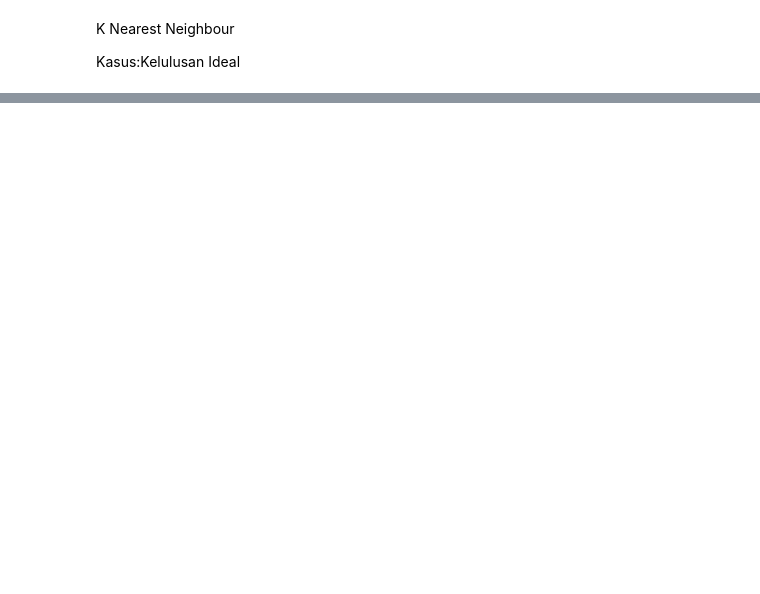
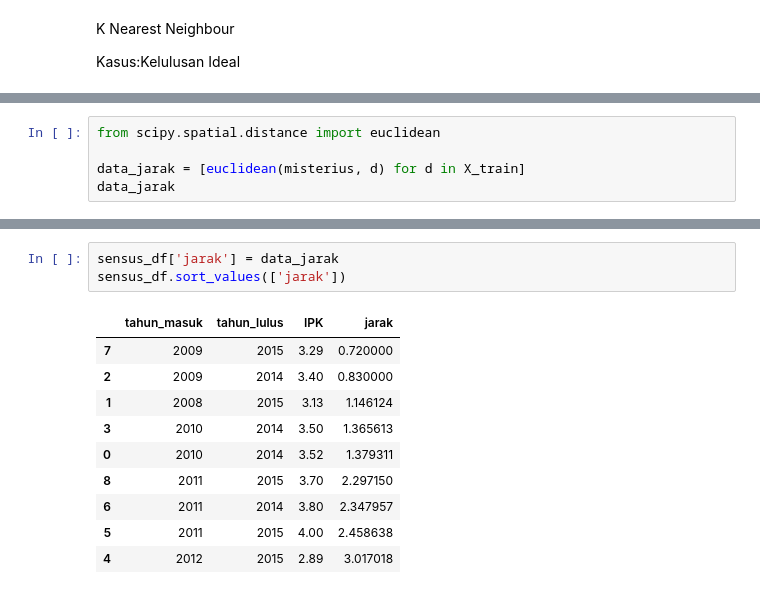
Before and after one commit to andrewuwuu/Kelompok-KB-PSTID, a Jupyter notebook: knn.ipynb, the cells around one changed output, grey strips where cells are left out. Saved outputs shown, nothing was run; the diff lists cells and outputs as text; blank space fills up the shorter version.

```diff
--- a/knn.ipynb
+++ b/knn.ipynb
@@ -42,0 +147,5 @@ NameError: name 'thn_lulus' is not defined
+# %%
+from scipy.spatial.distance import euclidean
+
+data_jarak = [euclidean(misterius, d) for d in X_train]
+data_jarak
@@ -42,0 +162,14 @@ NameError: name 'thn_lulus' is not defined
+# %%
+sensus_df['jarak'] = data_jarak
+sensus_df.sort_values(['jarak'])
+# %% [output]
+|  | tahun_masuk | tahun_lulus | IPK | jarak |
+| 7 | 2009 | 2015 | 3.29 | 0.720000 |
+| 2 | 2009 | 2014 | 3.40 | 0.830000 |
+| 1 | 2008 | 2015 | 3.13 | 1.146124 |
+| 3 | 2010 | 2014 | 3.50 | 1.365613 |
+| 0 | 2010 | 2014 | 3.52 | 1.379311 |
+| 8 | 2011 | 2015 | 3.70 | 2.297150 |
+| 6 | 2011 | 2014 | 3.80 | 2.347957 |
+| 5 | 2011 | 2015 | 4.00 | 2.458638 |
+| 4 | 2012 | 2015 | 2.89 | 3.017018 |
```
Also changed, not shown: parts of 21 cells of this notebook.
